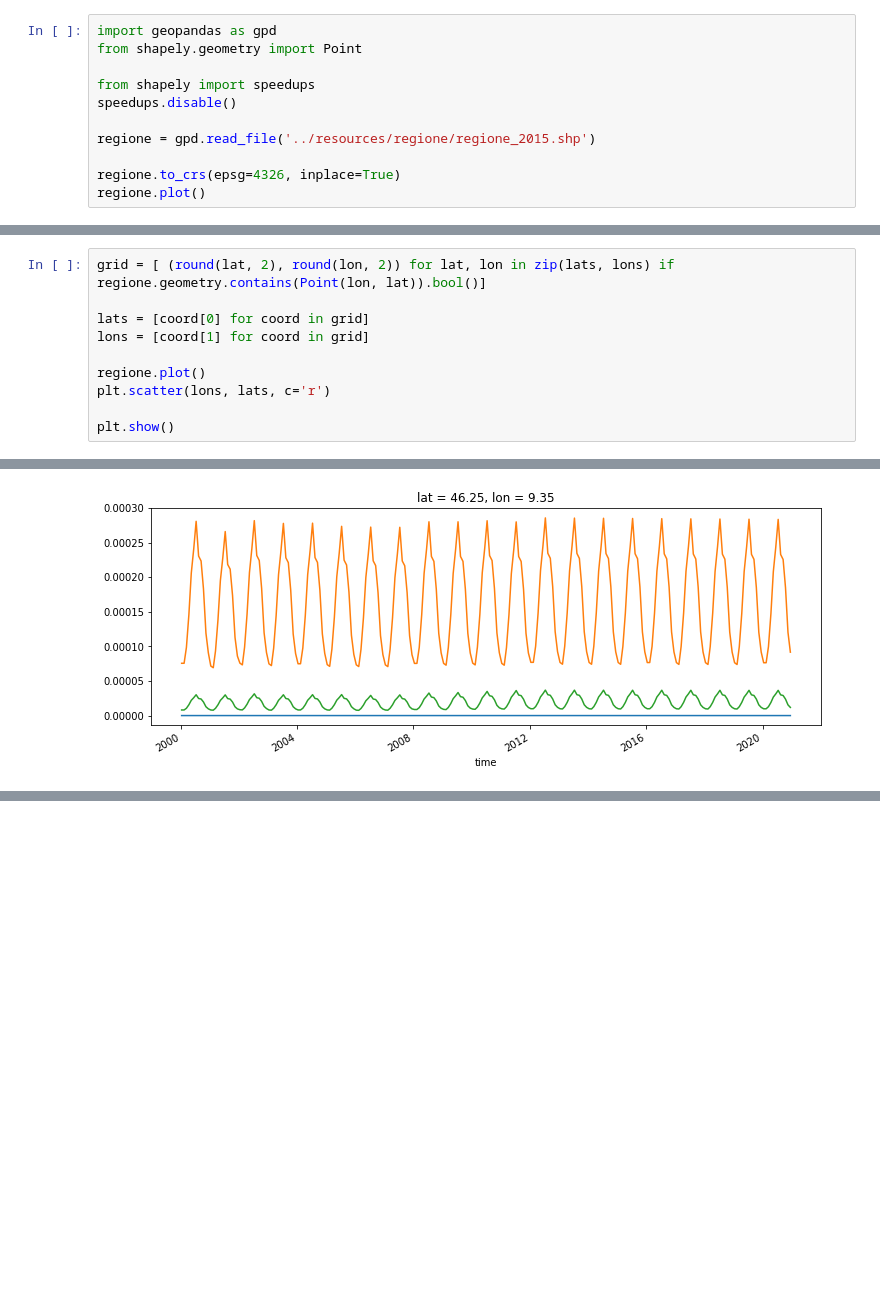
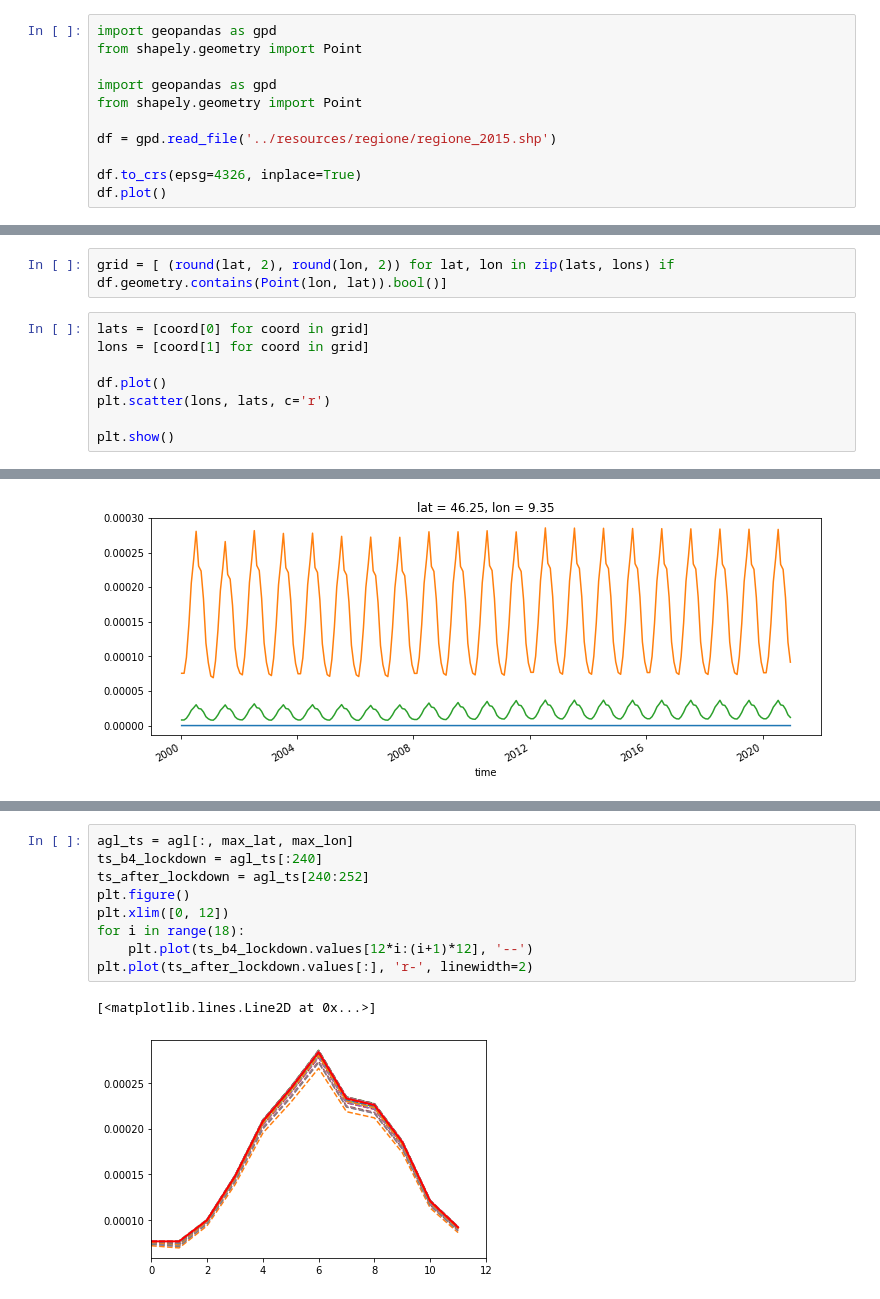
Before and after one commit to samuelexferri/unibg-statistic2, a Jupyter notebook: notebooks/data_2_preprocessing.ipynb, the cells around one changed output, grey strips where cells are left out. Drawn from its saved outputs; the diff is of its cells as text; blank space fills up the shorter version.

```diff
--- a/notebooks/data_2_preprocessing.ipynb
+++ b/notebooks/data_2_preprocessing.ipynb
@@ -29,13 +27,13 @@ agl[:, -1, -1].plot()
 import geopandas as gpd
 from shapely.geometry import Point
 
-from shapely import speedups
-speedups.disable()
+import geopandas as gpd
+from shapely.geometry import Point
 
-regione = gpd.read_file('../resources/regione/regione_2015.shp')
+df = gpd.read_file('../resources/regione/regione_2015.shp')
 
-regione.to_crs(epsg=4326, inplace=True)
-regione.plot()
+df.to_crs(epsg=4326, inplace=True)
+df.plot()
 # %% [output]
 <AxesSubplot:>
 [figure]
@@ -52,13 +50,13 @@ plt.scatter(lons, lats, c='r')
 # %% [output]
 <matplotlib.collections.PathCollection at 0x...>
 [figure]
+# %%
+grid = [ (round(lat, 2), round(lon, 2)) for lat, lon in zip(lats, lons) if df.geometry.contains(Point(lon, lat)).bool()]
 # %%
-grid = [ (round(lat, 2), round(lon, 2)) for lat, lon in zip(lats, lons) if regione.geometry.contains(Point(lon, lat)).bool()]
-
 lats = [coord[0] for coord in grid]
 lons = [coord[1] for coord in grid]
 
-regione.plot()
+df.plot()
 plt.scatter(lons, lats, c='r')
 
 plt.show()
@@ -182,3 +180,15 @@ plt.plot(agl_lons[max_lon], agl_lats[max_lat], 'rs', ms=8)
 plt.show()
 # %% [output]
 [figure]
+# %%
+agl_ts = agl[:, max_lat, max_lon]
+ts_b4_lockdown = agl_ts[:240]
+ts_after_lockdown = agl_ts[240:252]
+plt.figure()
+plt.xlim([0, 12])
+for i in range(18):
+    plt.plot(ts_b4_lockdown.values[12*i:(i+1)*12], '--')
+plt.plot(ts_after_lockdown.values[:], 'r-', linewidth=2)
+# %% [output]
+[<matplotlib.lines.Line2D at 0x...>]
+[figure, added]
```
Also changed, not shown: parts of 7 cells of this notebook, 5 other files.
